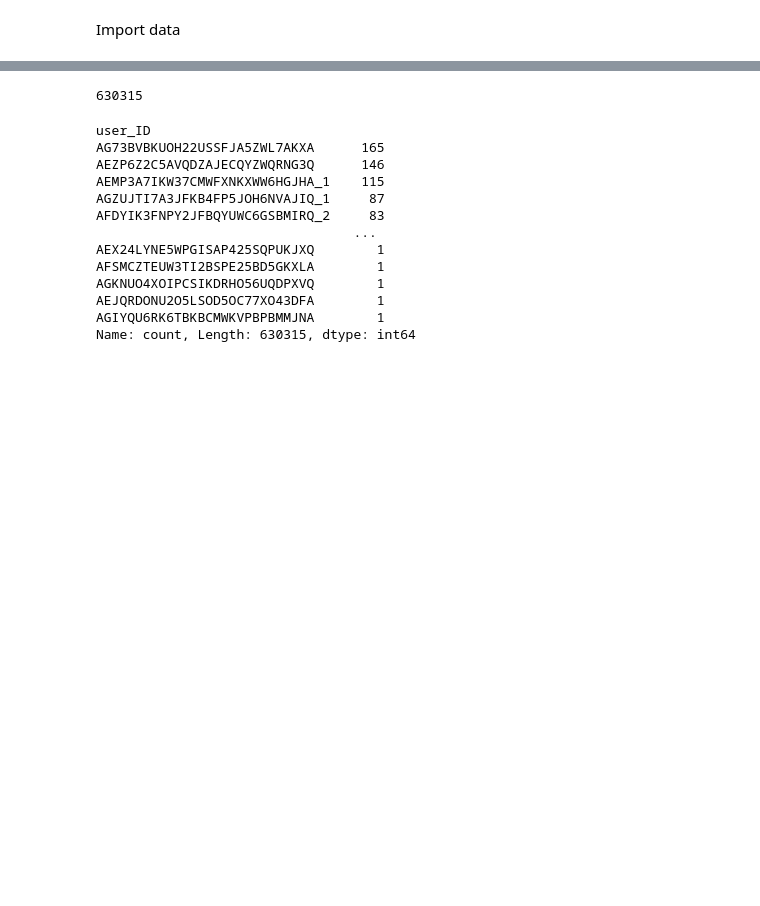
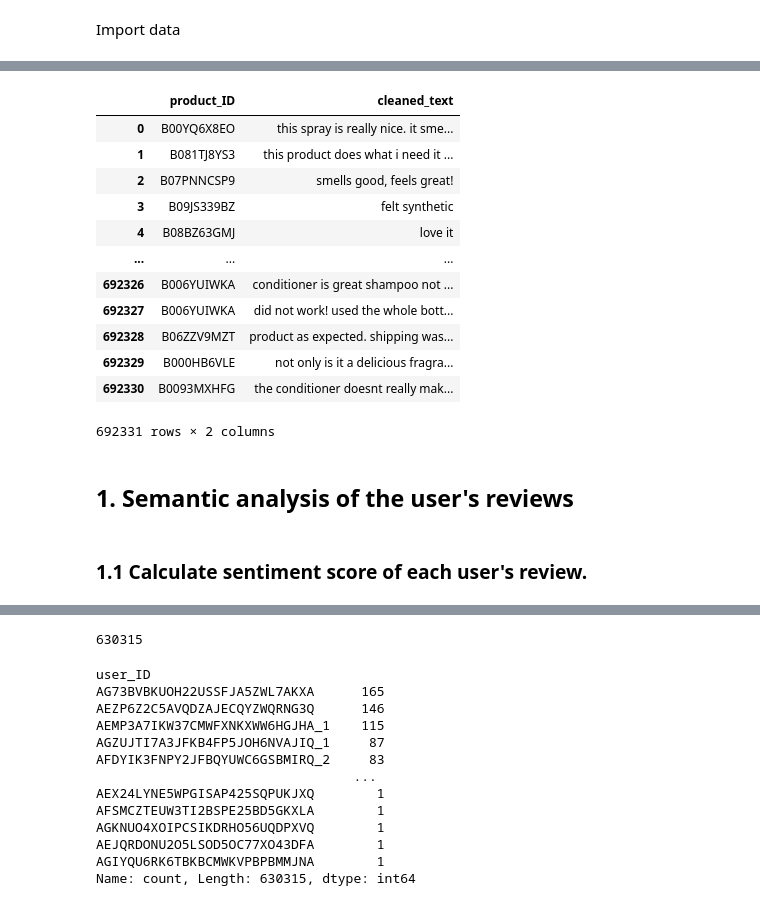
Before and after one commit to marcelinaszcz95/Capstone-Project-Recommender-System, a Jupyter notebook: notebooks/04_text_analysis_cos_similarity_merged.ipynb, the cells around one changed output, grey strips where cells are left out. Cells and saved outputs as stored; diff of their text form; code cells hidden in the pictures; blank space fills up the shorter version.

```diff
--- a/notebooks/04_text_analysis_cos_similarity_merged.ipynb
+++ b/notebooks/04_text_analysis_cos_similarity_merged.ipynb
@@ -18,0 +36,20 @@ df_user_normalized_PCA = pd.read_csv(file_path)
+# %%
+df_user_sentiment
+# %% [output]
+|  | product_ID | cleaned_text |
+| 0 | B00YQ6X8EO | this spray is really nice. it sme... |
+| 1 | B081TJ8YS3 | this product does what i need it ... |
+| 2 | B07PNNCSP9 | smells good, feels great! |
+| 3 | B09JS339BZ | felt synthetic |
+| 4 | B08BZ63GMJ | love it |
+| ... | ... | ... |
+| 692326 | B006YUIWKA | conditioner is great shampoo not ... |
+| 692327 | B006YUIWKA | did not work! used the whole bott... |
+| 692328 | B06ZZV9MZT | product as expected. shipping was... |
+| 692329 | B000HB6VLE | not only is it a delicious fragra... |
+| 692330 | B0093MXHFG | the conditioner doesnt really mak... |
+692331 rows × 2 columns
+# %% [markdown]
+## 1. Semantic analysis of the user's reviews
+# %% [markdown]
+### 1.1 Calculate sentiment score of each user's review.
```
Also changed, not shown: parts of 23 cells of this notebook, 1 other file.
